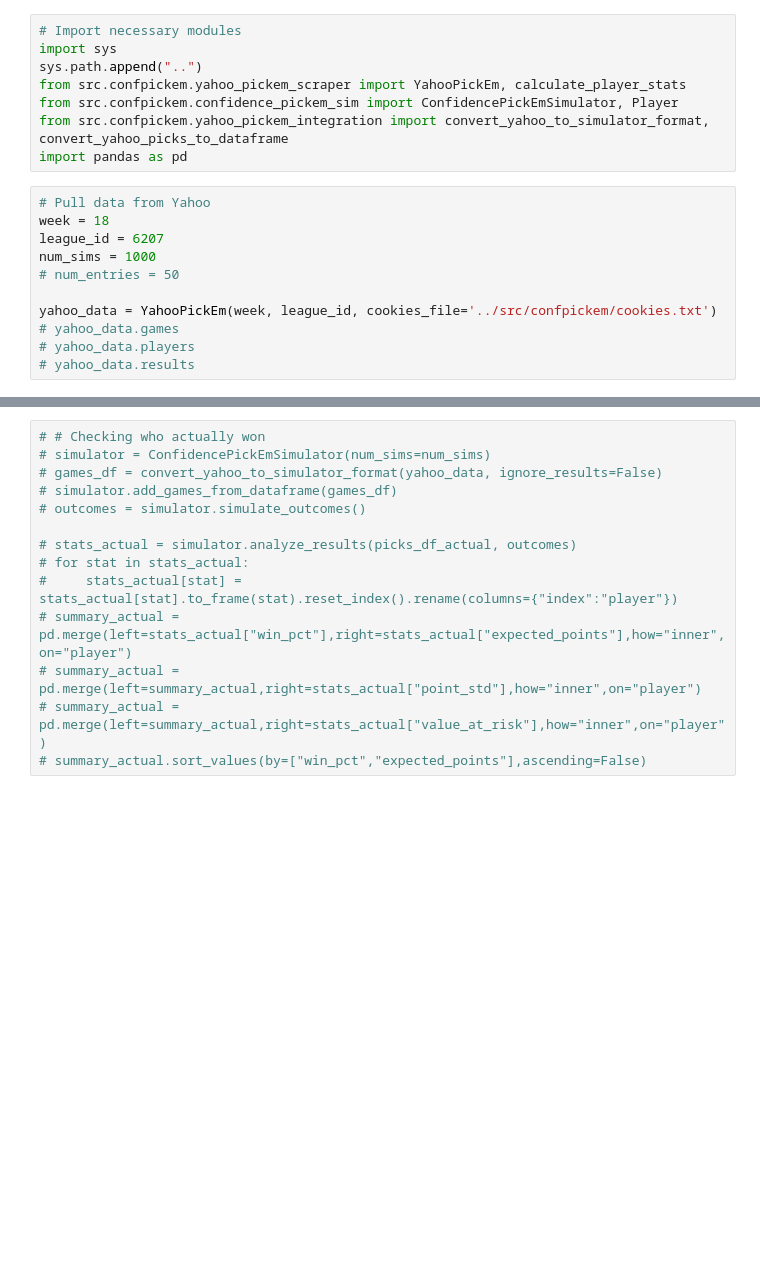
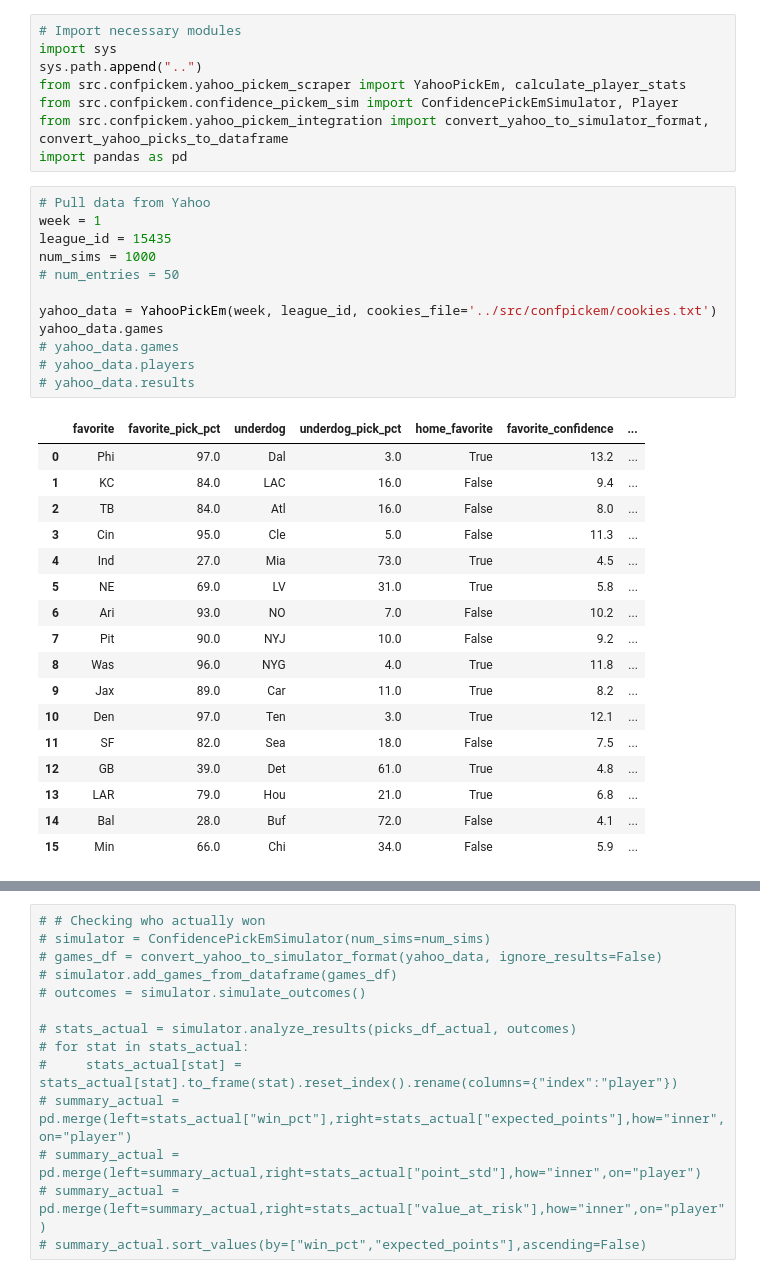
Before and after one commit to tefirman/confpickem, a Jupyter notebook: examples/yahoo_pickem_demo.ipynb, the cells around one changed output, grey strips where cells are left out. Saved outputs shown, nothing was run; the diff lists cells and outputs as text; blank space fills up the shorter version.

```diff
--- a/examples/yahoo_pickem_demo.ipynb
+++ b/examples/yahoo_pickem_demo.ipynb
@@ -8,15 +8,34 @@ from src.confpickem.yahoo_pickem_integration import convert_yahoo_to_simulator_f
 import pandas as pd
 # %%
 # Pull data from Yahoo
-week = 18
-league_id = 6207
+week = 1
+league_id = 15435
 num_sims = 1000
 # num_entries = 50
 
 yahoo_data = YahooPickEm(week, league_id, cookies_file='../src/confpickem/cookies.txt')
+yahoo_data.games
 # yahoo_data.games
 # yahoo_data.players
 # yahoo_data.results
+# %% [output]
+|  | favorite | favorite_pick_pct | underdog | underdog_pick_pct | home_favorite | favorite_confidence | ... |
+| 0 | Phi | 97.0 | Dal | 3.0 | True | 13.2 | ... |
+| 1 | KC | 84.0 | LAC | 16.0 | False | 9.4 | ... |
+| 2 | TB | 84.0 | Atl | 16.0 | False | 8.0 | ... |
+| 3 | Cin | 95.0 | Cle | 5.0 | False | 11.3 | ... |
+| 4 | Ind | 27.0 | Mia | 73.0 | True | 4.5 | ... |
+| 5 | NE | 69.0 | LV | 31.0 | True | 5.8 | ... |
+| 6 | Ari | 93.0 | NO | 7.0 | False | 10.2 | ... |
+| 7 | Pit | 90.0 | NYJ | 10.0 | False | 9.2 | ... |
+| 8 | Was | 96.0 | NYG | 4.0 | True | 11.8 | ... |
+| 9 | Jax | 89.0 | Car | 11.0 | True | 8.2 | ... |
+| 10 | Den | 97.0 | Ten | 3.0 | True | 12.1 | ... |
+| 11 | SF | 82.0 | Sea | 18.0 | False | 7.5 | ... |
+| 12 | GB | 39.0 | Det | 61.0 | True | 4.8 | ... |
+| 13 | LAR | 79.0 | Hou | 21.0 | True | 6.8 | ... |
+| 14 | Bal | 28.0 | Buf | 72.0 | False | 4.1 | ... |
+| 15 | Min | 66.0 | Chi | 34.0 | False | 5.9 | ... |
 # %%
 # Initialize simulator instance and feed in NFL game details
 simulator = ConfidencePickEmSimulator(num_sims=num_sims)
```
Also changed, not shown: parts of 10 cells of this notebook.
